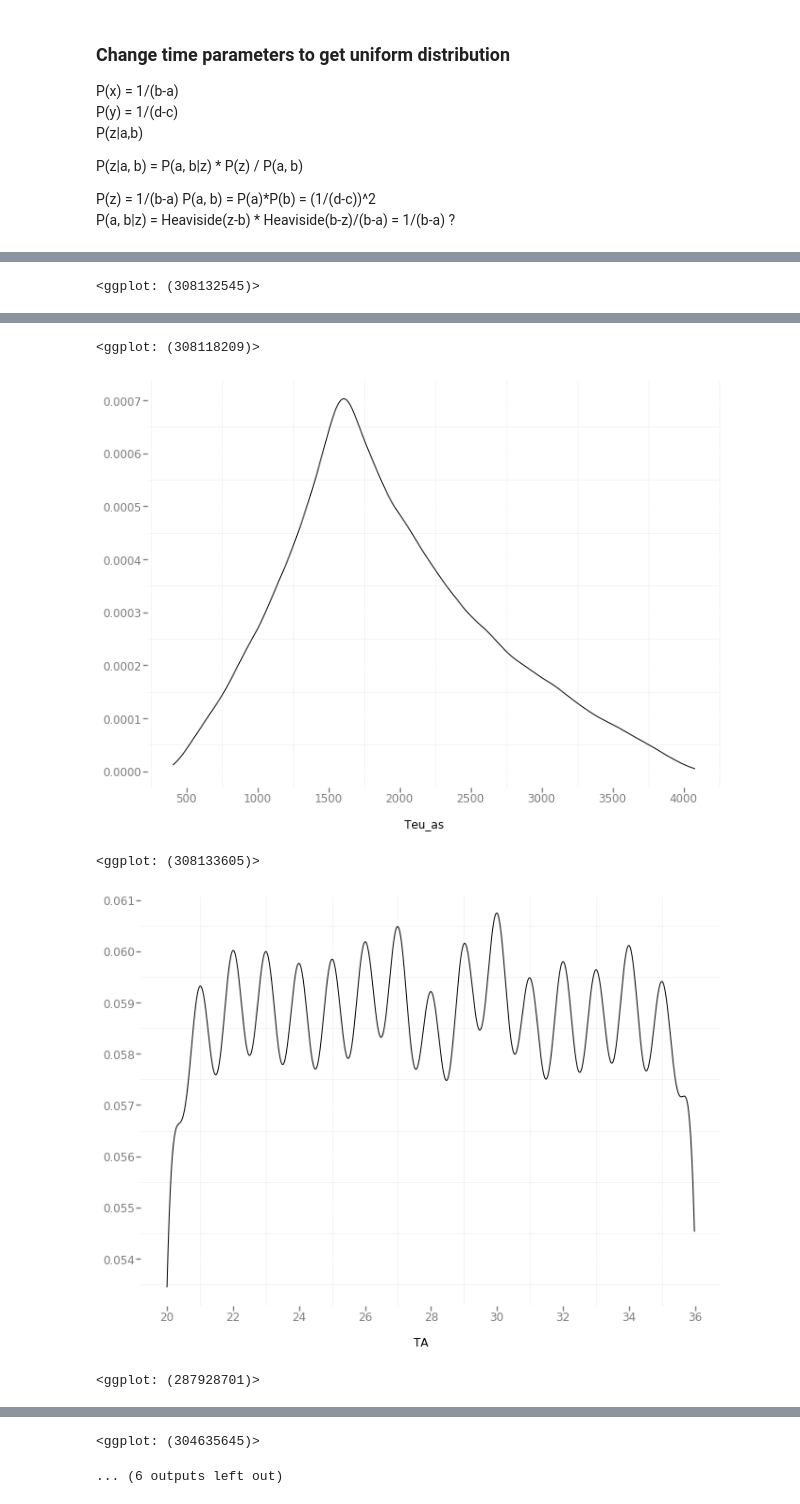
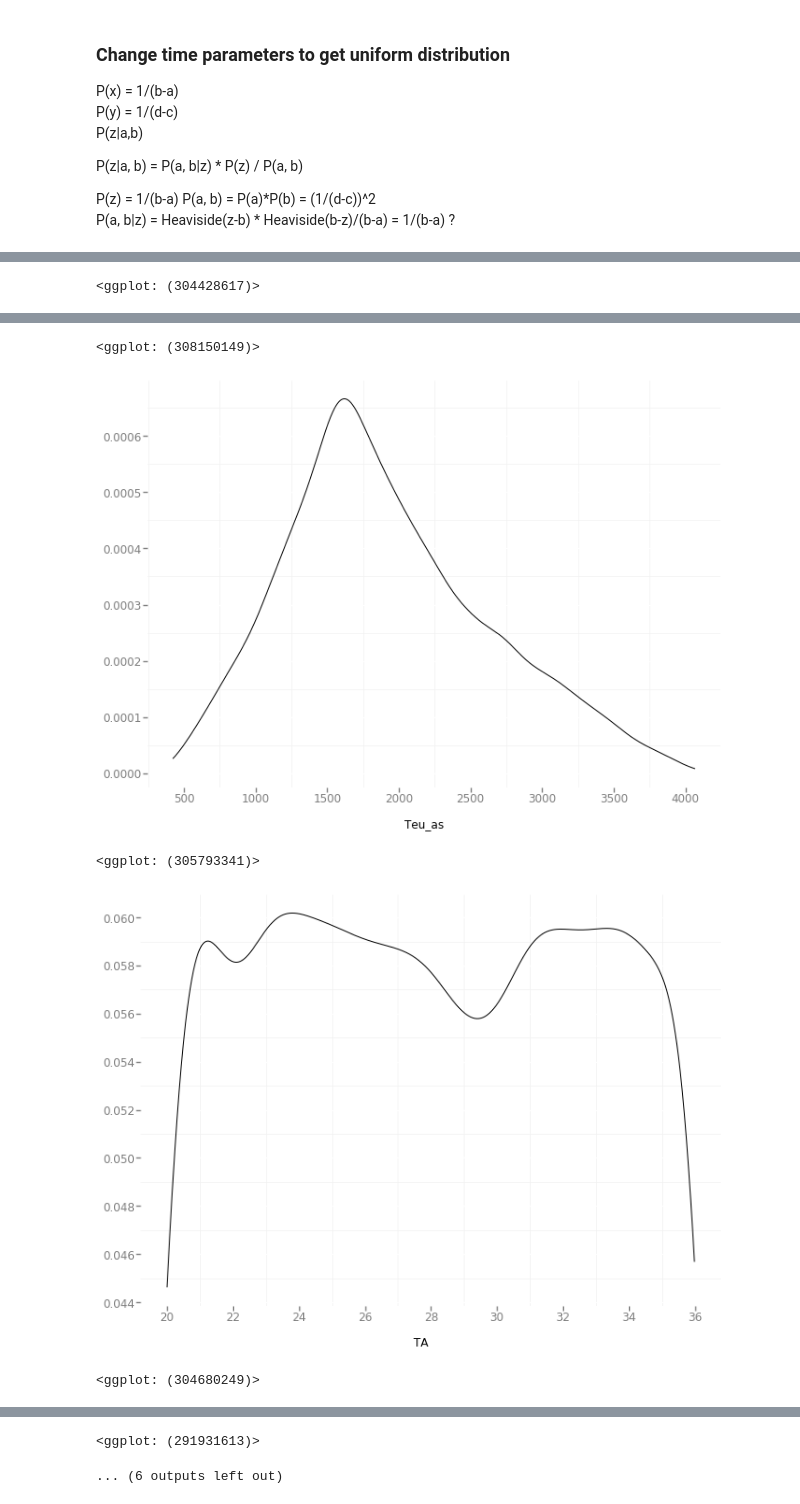
Before and after one commit to julianpistorius/random_plotting, a Jupyter notebook: prior_testing.ipynb, the cells around one changed output, grey strips where cells are left out. Drawn from its saved outputs; the diff is of its cells as text; code cells hidden in the pictures.

```diff
--- a/prior_testing.ipynb
+++ b/prior_testing.ipynb
@@ -119,7 +115,7 @@ def T_new():
     return parameter_vals
 # %%
 ## parameters is a list
-random_numbers_Tnew = (T_new() for _ in xrange(100000))
+random_numbers_Tnew = (T_new() for _ in xrange(10000))
 parameters_names_Tnew = ['Tgrowth_Af','Taf','TEM','Teu_as','TA','TMJ','Tm','TAg','test']
 parameter_table_Tnew = []
 for r in random_numbers_Tnew:
@@ -137,13 +133,7 @@ parameters_df_Tnew.head()
 # %%
 for param in parameters_df_Tnew:
-    if 'N' in param:
-        p = ggplot(aes(x = param), data = parameters_df_Tnew) + \
-            geom_density() + \
-            scale_x_log() + \
-            theme_bw()
-    else:
-        p = ggplot(aes(x = param), data = parameters_df_Tnew) + \
-            geom_density() + \
-            theme_bw()
+    p = ggplot(aes(x = param), data = parameters_df_Tnew) + \
+        geom_density() + \
+        theme_bw()
     print(p)
 # %% [output]
@@ -153 +143 @@ for param in parameters_df_Tnew:
-<ggplot: (308132545)>
+<ggplot: (304428617)>
@@ -155,5 +145,5 @@ for param in parameters_df_Tnew:
-<ggplot: (308118209)>
+<ggplot: (308150149)>
-[figure, old version]
+[figure, new version]
-<ggplot: (308133605)>
+<ggplot: (305793341)>
-[figure, old version]
+[figure, new version]
-<ggplot: (287928701)>
+<ggplot: (304680249)>
@@ -161,4 +151,4 @@ for param in parameters_df_Tnew:
-<ggplot: (304635645)>
+<ggplot: (291931613)>
 ... (6 outputs left out)
 # %%
 p = ggplot(aes(x = 'test'), data = parameters_df_Tnew) + \
```
Also changed, not shown: parts of 7 cells of this notebook, 1 other file.
